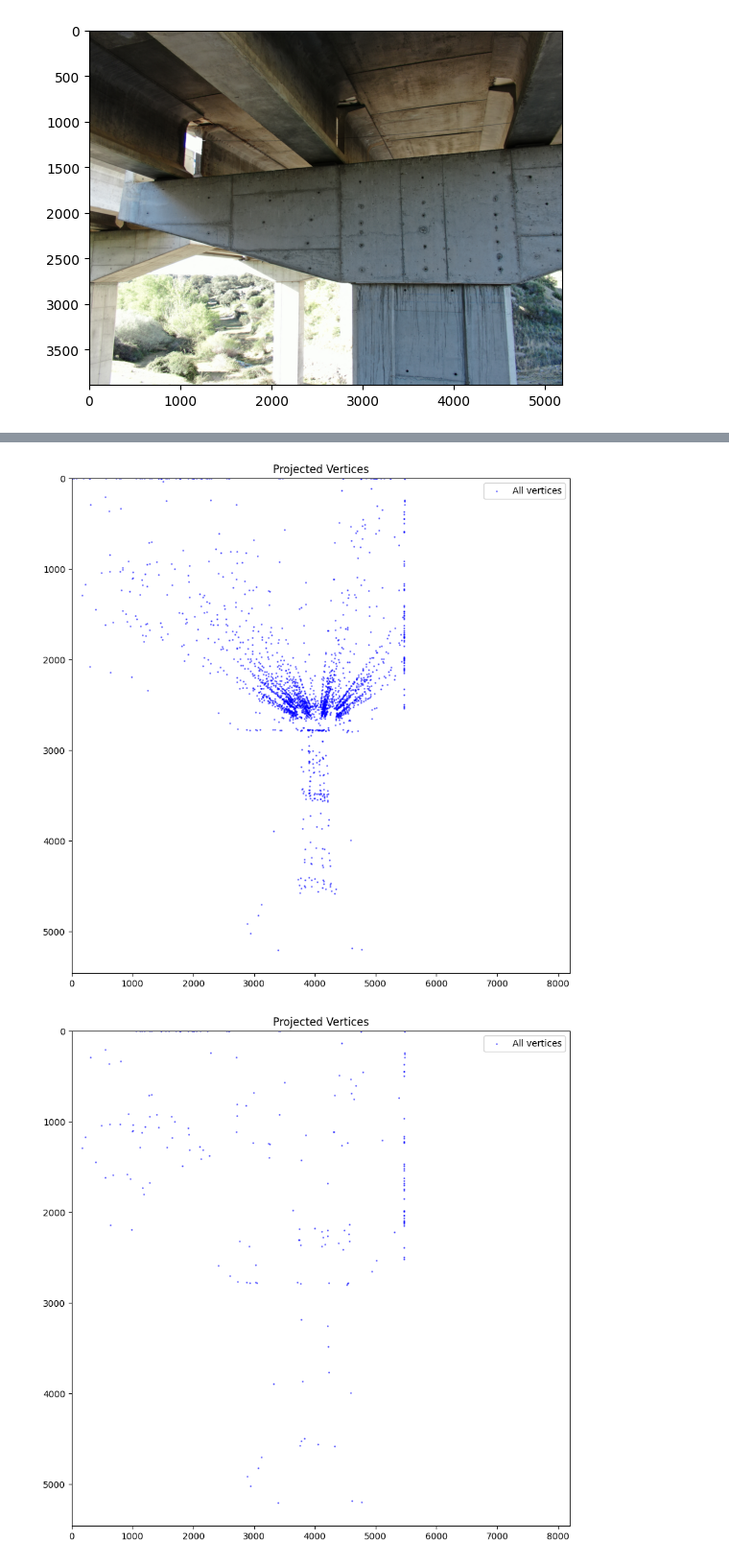
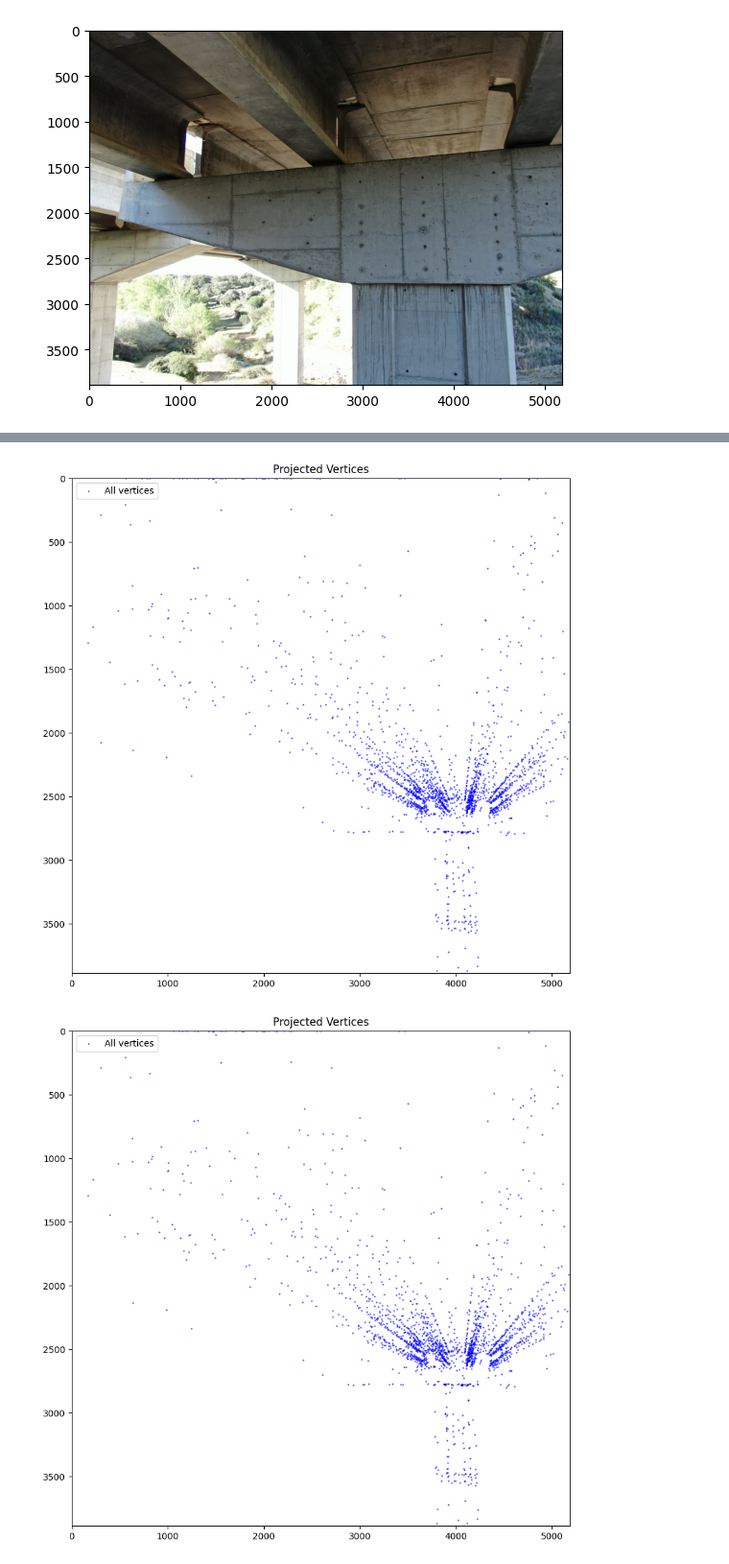
Before and after one commit to maloq/bridge-sel, a Jupyter notebook: fixed_data_one_camera.ipynb, the cells around one changed output, grey strips where cells are left out. Shown at 96% size. Drawn from its saved outputs; the diff is of its cells as text; code cells hidden in the pictures.

Commit message:
better camera

```diff
--- a/fixed_data_one_camera.ipynb
+++ b/fixed_data_one_camera.ipynb
@@ -103,11 +103,11 @@ pier_cutted = slice_mesh_with_fuse(rotation, center, camera_matrix, camera_info[
 
 is_mesh_seen_by_camera = len(pier_cutted.vertices) != 0
 # %%
-camera_matrix = np.float32(camera_matrix)
-distortion_coefficients = np.float32(distortion_coefficients)
-rotation = np.float32(rotation).reshape(3, 3)
-center = np.float32(center).reshape(3, 1)
+camera_matrix = np.float64(camera_matrix)
+distortion_coefficients = np.float64(distortion_coefficients)
+rotation = np.float64(rotation).reshape(3, 3)
+center = np.float64(center).reshape(3, 1)
 pier = trimesh.load(MESH_PATH, force='mesh')
-pier_cutted = slice_mesh_with_fuse(rotation, center, camera_matrix, 5460, 8192, pier)
+pier_cutted = slice_mesh_with_fuse(rotation, center, camera_matrix, camera_info["width"],  camera_info["height"], pier)
 del pier
 is_mesh_seen_by_camera = len(pier_cutted.vertices) != 0
@@ -114,4 +127,5 @@ is_mesh_seen_by_camera = len(pier_cutted.vertices) != 0
 # %%
 translation_cam = (-rotation @ center).reshape(3, 1)
-projected_vertices, _ = cv.projectPoints(pier_cutted.vertices.view(np.ndarray).astype(np.float32), np.float64(rotation), np.float64(translation_cam), np.float64(camera_matrix), np.float64(distortion_coefficients))
+
+projected_vertices, _ = cv.projectPoints(pier_cutted.vertices.view(np.ndarray).astype(np.float64), np.float64(rotation), np.float64(translation_cam), np.float64(camera_matrix), np.float64(distortion_coefficients))
 projected_vertices = projected_vertices.squeeze().astype(np.int64)
@@ -118,5 +136,6 @@ projected_vertices = projected_vertices.squeeze().astype(np.int64)
 # %%
-image_size = (5460, 8192)
+image_size = (camera_info["height"], camera_info["width"])
+
 
 print(f"Total vertices: {len((pier_cutted.vertices))}")
 print(f"Vertices in image coordinates shape: {projected_vertices.shape}")
@@ -156,16 +175,13 @@ plt.show()
 rays_directions = pier_cutted.vertices - center.squeeze()
 distances = np.linalg.norm(rays_directions, axis=1)
 rays_directions /= distances.reshape(-1, 1)
-print(distances.shape)
-print(len(rays_directions))
 rays_origins = np.tile(center.squeeze(), (len(rays_directions), 1))
 
-print(rays_directions.shape)
-print(rays_origins.shape)
 
 locations, index_ray, index_tri = pier_cutted.ray.intersects_location(
     ray_origins=rays_origins,
-    ray_directions=rays_directions
+    ray_directions=rays_directions,
+    multiple_hits=False
 )
 
 if locations.size == 0:
@@ -189,7 +205,7 @@ for i in potential_indices:
     # closest_index = np.argmin(distances_ray_i)
     # print(projected_points_for_i[closest_index])
 
-    if projected_points_for_i.shape[0] < 3:
+    if projected_points_for_i.shape[0] < 2:
         visible.append(i)
     correctly_projected_points += 1
 print('correctly_projected_points', correctly_projected_points)
@@ -203,9 +215,9 @@ correctly_projected_points 2090
 # %%
-visualize_projected(projected_vertices, (5460, 8192))
-visualize_projected(projected_vertices[visible], (5460, 8192))
+visualize_projected(projected_vertices, (camera_info["height"], camera_info["width"]))
+visualize_projected(projected_vertices[visible], (camera_info["height"],  camera_info["width"]))
 # %% [output]
-[figure, old version]
+[figure, new version]
-[figure, old version]
+[figure, new version]
 # %%
 camera_position = center.squeeze()
 # camera_position_fix = np.array([camera_position[1], camera_position[2], camera_position[0]])
```
Also changed, not shown: parts of 7 cells of this notebook, 2 other files.
